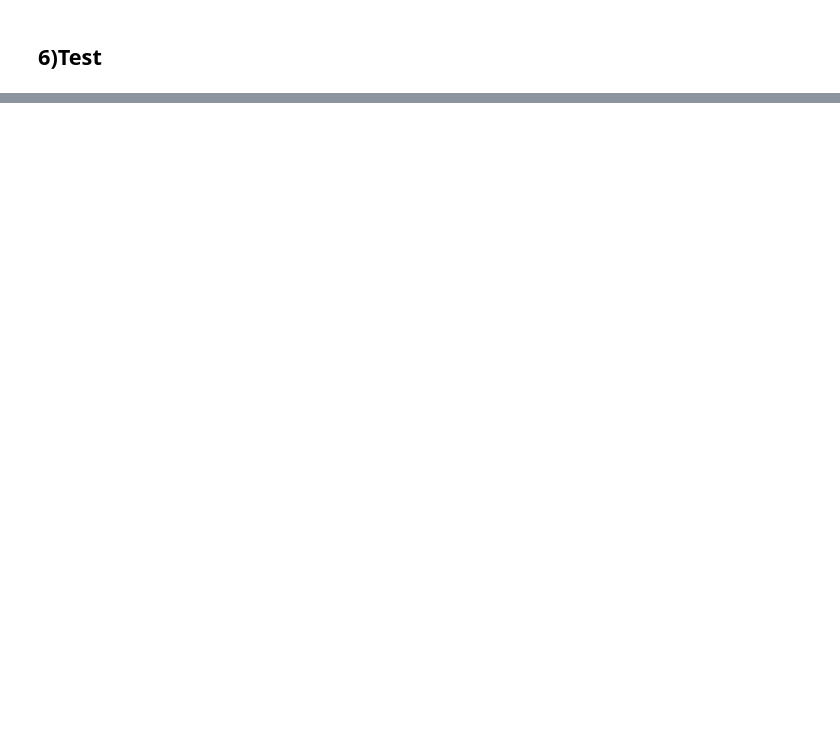
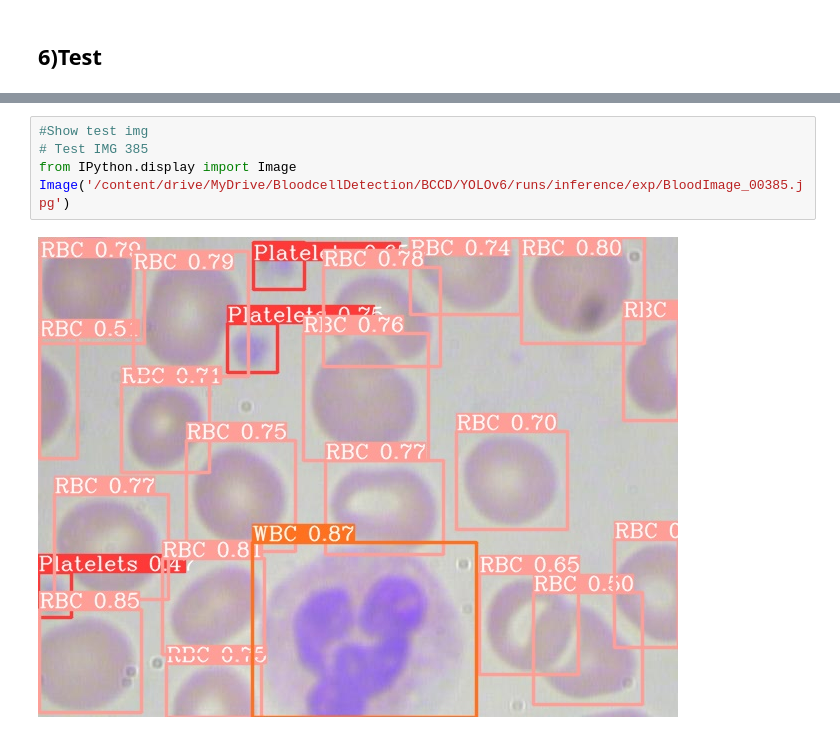
Before and after one commit to LTPhat/BloodCellDetection, a Jupyter notebook: BloodCellDetection.ipynb, the cells around one changed output, grey strips where cells are left out. Cells and saved outputs as stored; diff of their text form; blank space fills up the shorter version.

```diff
--- a/BloodCellDetection.ipynb
+++ b/BloodCellDetection.ipynb
@@ -434,3 +451,10 @@ Image('/content/drive/MyDrive/BloodcellDetection/BCCD/YOLOv6/runs/inference/exp/
+# %%
+#Show test img
+# Test IMG 385
+from IPython.display import Image
+Image('/content/drive/MyDrive/BloodcellDetection/BCCD/YOLOv6/runs/inference/exp/BloodImage_00385.jpg')
+# %% [output]
+[figure, added]
 # %%
 # Evaluation
 %cd /content/drive/MyDrive/BloodcellDetection/BCCD/YOLOv6
```
Also changed, not shown: parts of 10 cells of this notebook.
